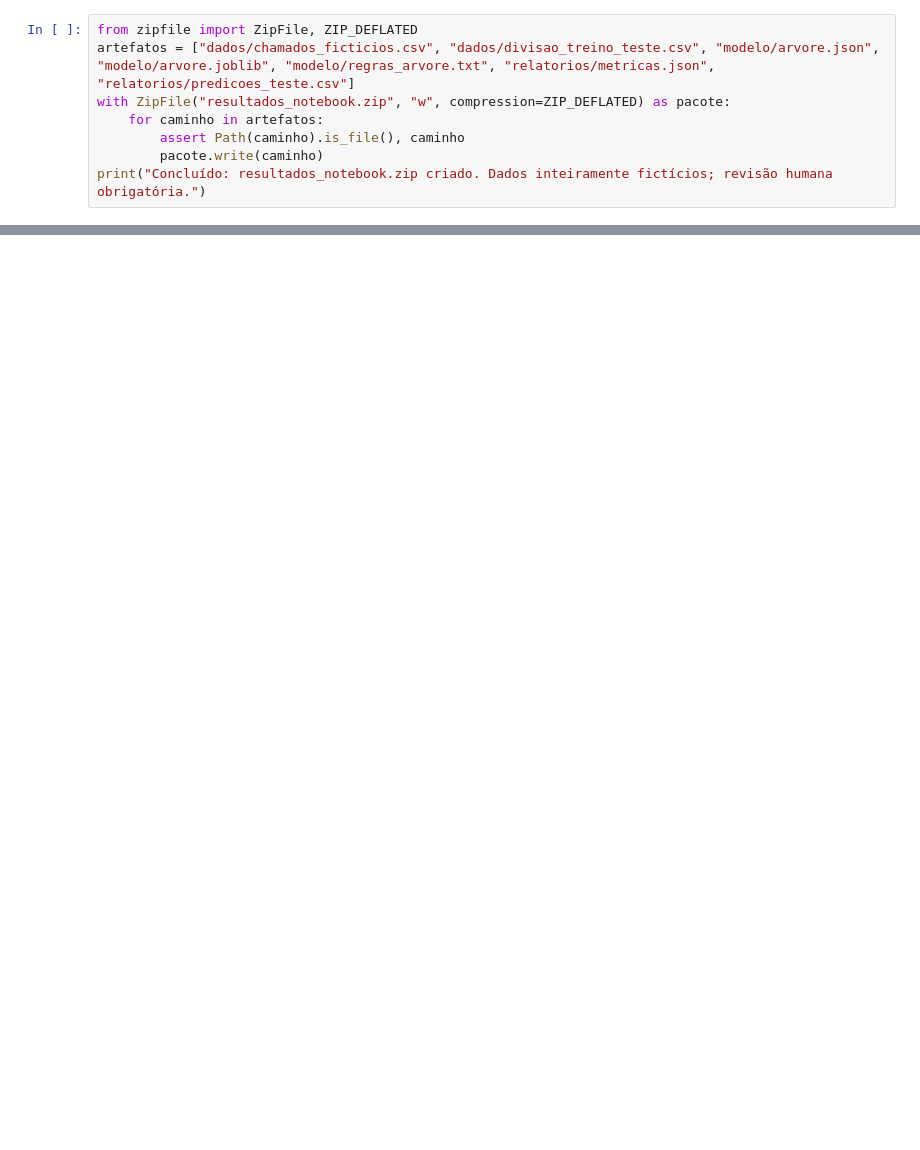
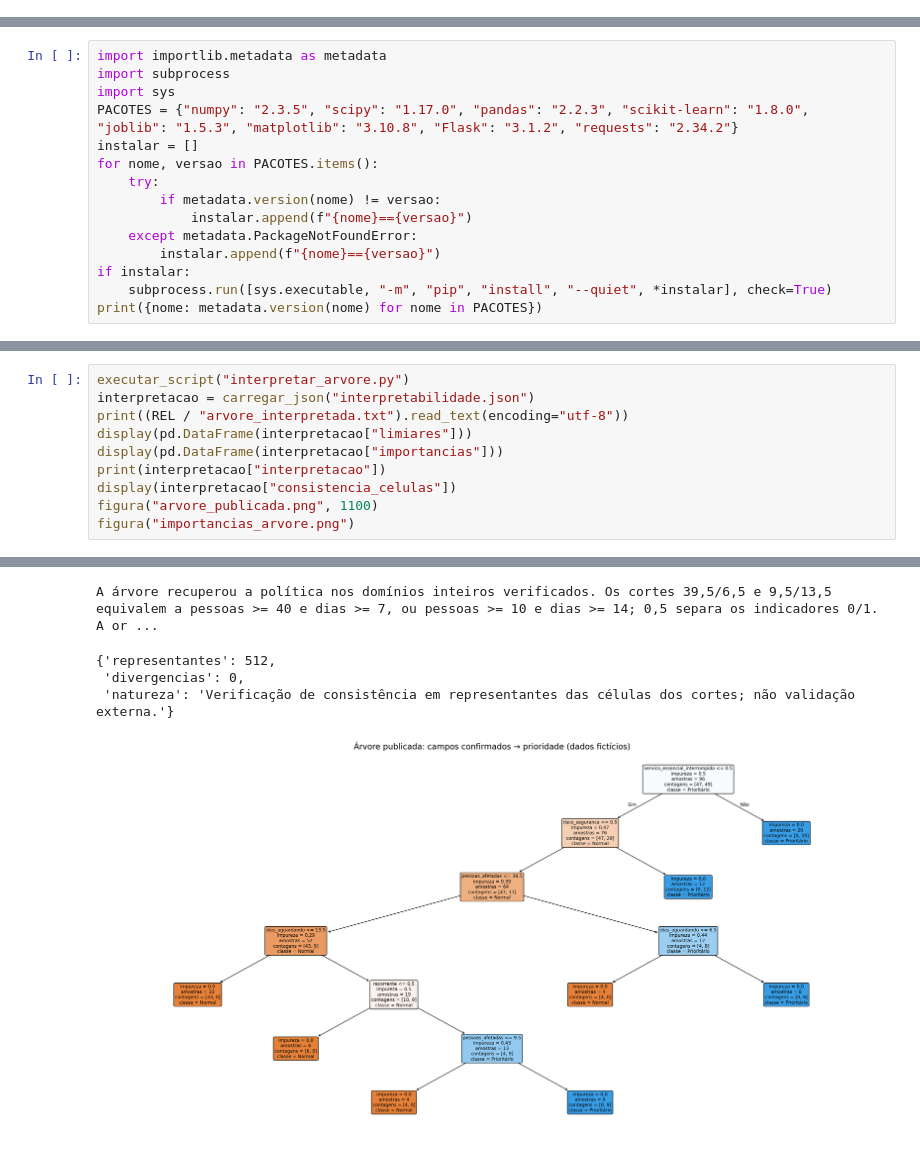
Before and after one commit to GuilhermeDevSoftware/priorizacao-chamados-manutencao, a Jupyter notebook: Projeto_Chamados_Manutencao.ipynb, the cells around one changed output, grey strips where cells are left out. Cells and saved outputs as stored; diff of their text form; blank space fills up the shorter version.

Commit message:
Etapa 7: executa notebook autocontido e documenta achados de IA

```diff
--- a/Projeto_Chamados_Manutencao.ipynb
+++ b/Projeto_Chamados_Manutencao.ipynb
@@ -445,8 +0,0 @@ O notebook gera `dados/chamados_ficticios.csv`, a divisão por ID/família, `mod
-# %%
-from zipfile import ZipFile, ZIP_DEFLATED
-artefatos = ["dados/chamados_ficticios.csv", "dados/divisao_treino_teste.csv", "modelo/arvore.json", "modelo/arvore.joblib", "modelo/regras_arvore.txt", "relatorios/metricas.json", "relatorios/predicoes_teste.csv"]
-with ZipFile("resultados_notebook.zip", "w", compression=ZIP_DEFLATED) as pacote:
-    for caminho in artefatos:
-        assert Path(caminho).is_file(), caminho
-        pacote.write(caminho)
-print("Concluído: resultados_notebook.zip criado. Dados inteiramente fictícios; revisão humana obrigatória.")
@@ -454,0 +15,15 @@ Concluído: resultados_notebook.zip criado. Dados inteiramente fictícios; revis
+# %%
+import importlib.metadata as metadata
+import subprocess
+import sys
+PACOTES = {"numpy": "2.3.5", "scipy": "1.17.0", "pandas": "2.2.3", "scikit-learn": "1.8.0", "joblib": "1.5.3", "matplotlib": "3.10.8", "Flask": "3.1.2", "requests": "2.34.2"}
+instalar = []
+for nome, versao in PACOTES.items():
+    try:
+        if metadata.version(nome) != versao:
+            instalar.append(f"{nome}=={versao}")
+    except metadata.PackageNotFoundError:
+        instalar.append(f"{nome}=={versao}")
+if instalar:
+    subprocess.run([sys.executable, "-m", "pip", "install", "--quiet", *instalar], check=True)
+print({nome: metadata.version(nome) for nome in PACOTES})
@@ -454,0 +172,11 @@ Concluído: resultados_notebook.zip criado. Dados inteiramente fictícios; revis
+# %%
+executar_script("interpretar_arvore.py")
+interpretacao = carregar_json("interpretabilidade.json")
+print((REL / "arvore_interpretada.txt").read_text(encoding="utf-8"))
+display(pd.DataFrame(interpretacao["limiares"]))
+display(pd.DataFrame(interpretacao["importancias"]))
+print(interpretacao["interpretacao"])
+display(interpretacao["consistencia_celulas"])
+figura("arvore_publicada.png", 1100)
+figura("importancias_arvore.png")
+# %% [output]
@@ -454,0 +214,5 @@ Concluído: resultados_notebook.zip criado. Dados inteiramente fictícios; revis
+A árvore recuperou a política nos domínios inteiros verificados. Os cortes 39,5/6,5 e 9,5/13,5 equivalem a pessoas >= 40 e dias >= 7, ou pessoas >= 10 e dias >= 14; 0,5 separa os indicadores 0/1. A or ...
+{'representantes': 512,
+ 'divergencias': 0,
+ 'natureza': 'Verificação de consistência em representantes das células dos cortes; não validação externa.'}
+[figure, added]
```
Also changed, not shown: parts of 41 cells of this notebook, 8 other files.
